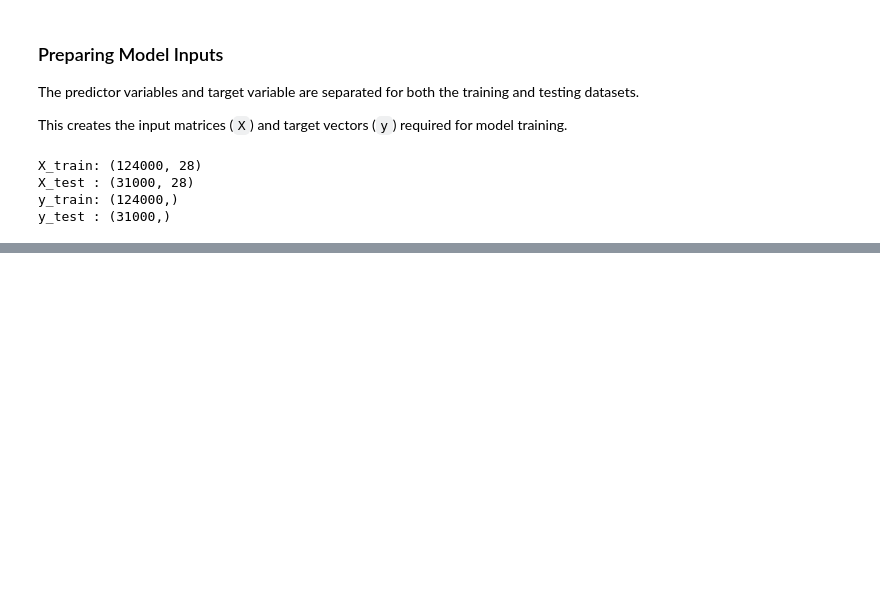
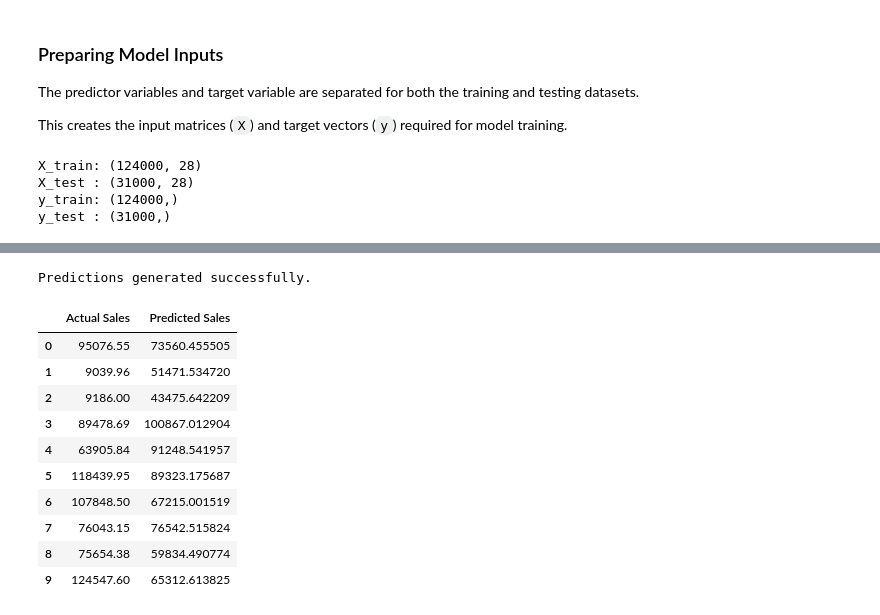
Before and after one commit to DevashishVidhate/Retail-Supply-Chain-Analytics, a Jupyter notebook: notebooks/02_sales_forecasting_models.ipynb, the cells around one changed output, grey strips where cells are left out. Drawn from its saved outputs; the diff is of its cells as text; code cells hidden in the pictures; blank space fills up the shorter version.

```diff
--- a/notebooks/02_sales_forecasting_models.ipynb
+++ b/notebooks/02_sales_forecasting_models.ipynb
@@ -323,0 +428,10 @@ y_test : (31000,)
+# %%
+# =====================================================
+# TRAIN LINEAR REGRESSION MODEL
+# =====================================================
+
+linear_model = LinearRegression()
+
+linear_model.fit(X_train, y_train)
+
+print("Linear Regression model trained successfully.")
@@ -323,0 +446,28 @@ y_test : (31000,)
+# %%
+# =====================================================
+# GENERATE PREDICTIONS
+# =====================================================
+
+linear_predictions = linear_model.predict(X_test)
+
+print("Predictions generated successfully.")
+
+display(
+    pd.DataFrame({
+        "Actual Sales": y_test.head(10).values,
+        "Predicted Sales": linear_predictions[:10]
+    })
+)
+# %% [output]
+Predictions generated successfully.
+|  | Actual Sales | Predicted Sales |
+| 0 | 95076.55 | 73560.455505 |
+| 1 | 9039.96 | 51471.534720 |
+| 2 | 9186.00 | 43475.642209 |
+| 3 | 89478.69 | 100867.012904 |
+| 4 | 63905.84 | 91248.541957 |
+| 5 | 118439.95 | 89323.175687 |
+| 6 | 107848.50 | 67215.001519 |
+| 7 | 76043.15 | 76542.515824 |
+| 8 | 75654.38 | 59834.490774 |
+| 9 | 124547.60 | 65312.613825 |
```
Also changed, not shown: parts of 33 cells of this notebook, 1 other file.
